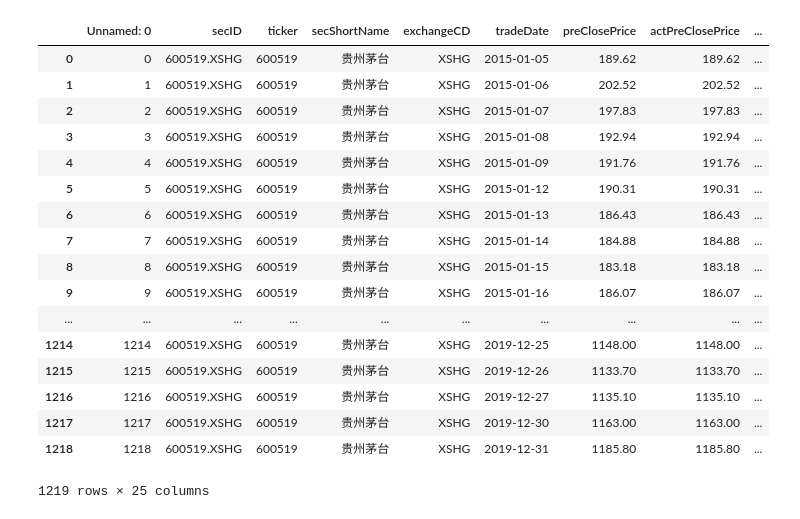
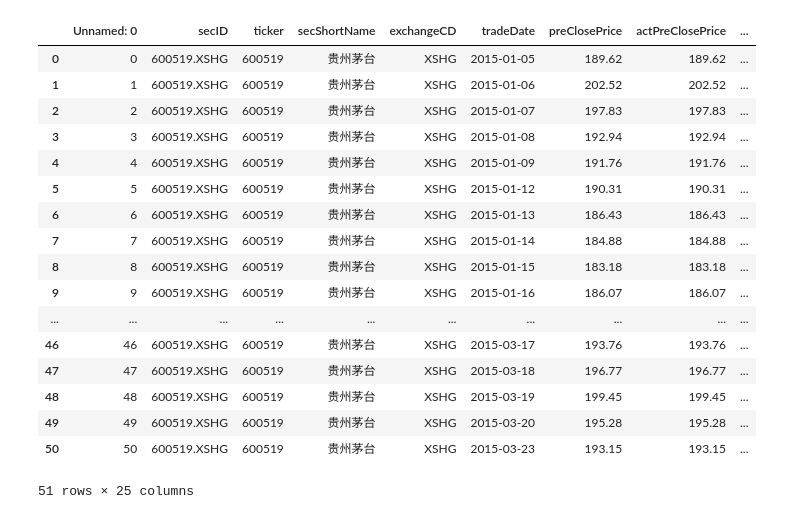
Before and after one commit to erdeq-upenn/stock, a Jupyter notebook: Untitled.ipynb, the cells around one changed output. Saved outputs shown, nothing was run; the diff lists cells and outputs as text; code cells hidden in the pictures.

```diff
--- a/Untitled.ipynb
+++ b/Untitled.ipynb
@@ -3,25 +3,25 @@ import pandas as pd
 
 df = pd.read_csv('maotai_600519.csv')
 # %%
-df
+df.loc[:50,:]
 # %% [output]
 |  | Unnamed: 0 | secID | ticker | secShortName | exchangeCD | tradeDate | preClosePrice | actPreClosePrice | ... |
 | 0 | 0 | 600519.XSHG | 600519 | 贵州茅台 | XSHG | 2015-01-05 | 189.62 | 189.62 | ... |
 | 1 | 1 | 600519.XSHG | 600519 | 贵州茅台 | XSHG | 2015-01-06 | 202.52 | 202.52 | ... |
 | 2 | 2 | 600519.XSHG | 600519 | 贵州茅台 | XSHG | 2015-01-07 | 197.83 | 197.83 | ... |
 | 3 | 3 | 600519.XSHG | 600519 | 贵州茅台 | XSHG | 2015-01-08 | 192.94 | 192.94 | ... |
 | 4 | 4 | 600519.XSHG | 600519 | 贵州茅台 | XSHG | 2015-01-09 | 191.76 | 191.76 | ... |
 | 5 | 5 | 600519.XSHG | 600519 | 贵州茅台 | XSHG | 2015-01-12 | 190.31 | 190.31 | ... |
 | 6 | 6 | 600519.XSHG | 600519 | 贵州茅台 | XSHG | 2015-01-13 | 186.43 | 186.43 | ... |
 | 7 | 7 | 600519.XSHG | 600519 | 贵州茅台 | XSHG | 2015-01-14 | 184.88 | 184.88 | ... |
 | 8 | 8 | 600519.XSHG | 600519 | 贵州茅台 | XSHG | 2015-01-15 | 183.18 | 183.18 | ... |
 | 9 | 9 | 600519.XSHG | 600519 | 贵州茅台 | XSHG | 2015-01-16 | 186.07 | 186.07 | ... |
 | ... | ... | ... | ... | ... | ... | ... | ... | ... | ... |
-| 1214 | 1214 | 600519.XSHG | 600519 | 贵州茅台 | XSHG | 2019-12-25 | 1148.00 | 1148.00 | ... |
-| 1215 | 1215 | 600519.XSHG | 600519 | 贵州茅台 | XSHG | 2019-12-26 | 1133.70 | 1133.70 | ... |
-| 1216 | 1216 | 600519.XSHG | 600519 | 贵州茅台 | XSHG | 2019-12-27 | 1135.10 | 1135.10 | ... |
-| 1217 | 1217 | 600519.XSHG | 600519 | 贵州茅台 | XSHG | 2019-12-30 | 1163.00 | 1163.00 | ... |
-| 1218 | 1218 | 600519.XSHG | 600519 | 贵州茅台 | XSHG | 2019-12-31 | 1185.80 | 1185.80 | ... |
+| 46 | 46 | 600519.XSHG | 600519 | 贵州茅台 | XSHG | 2015-03-17 | 193.76 | 193.76 | ... |
+| 47 | 47 | 600519.XSHG | 600519 | 贵州茅台 | XSHG | 2015-03-18 | 196.77 | 196.77 | ... |
+| 48 | 48 | 600519.XSHG | 600519 | 贵州茅台 | XSHG | 2015-03-19 | 199.45 | 199.45 | ... |
+| 49 | 49 | 600519.XSHG | 600519 | 贵州茅台 | XSHG | 2015-03-20 | 195.28 | 195.28 | ... |
+| 50 | 50 | 600519.XSHG | 600519 | 贵州茅台 | XSHG | 2015-03-23 | 193.15 | 193.15 | ... |
-1219 rows × 25 columns
+51 rows × 25 columns
 # %%
 colDrop=['secShortName','secID','exchangeCD','Unnamed: 0']
```
Also changed, not shown: parts of 1 cell of this notebook, 1 other file.
